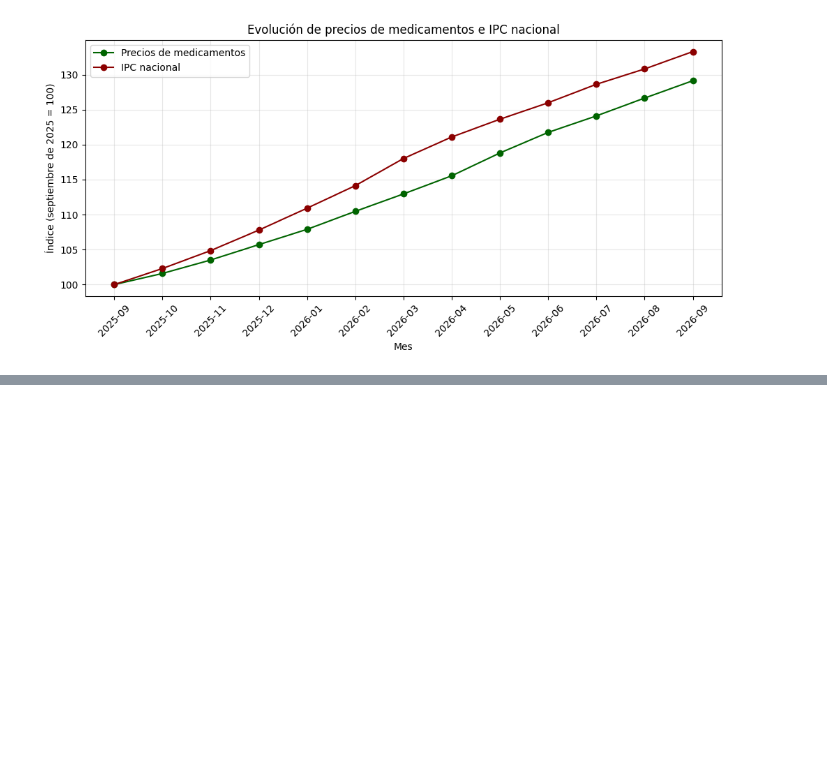
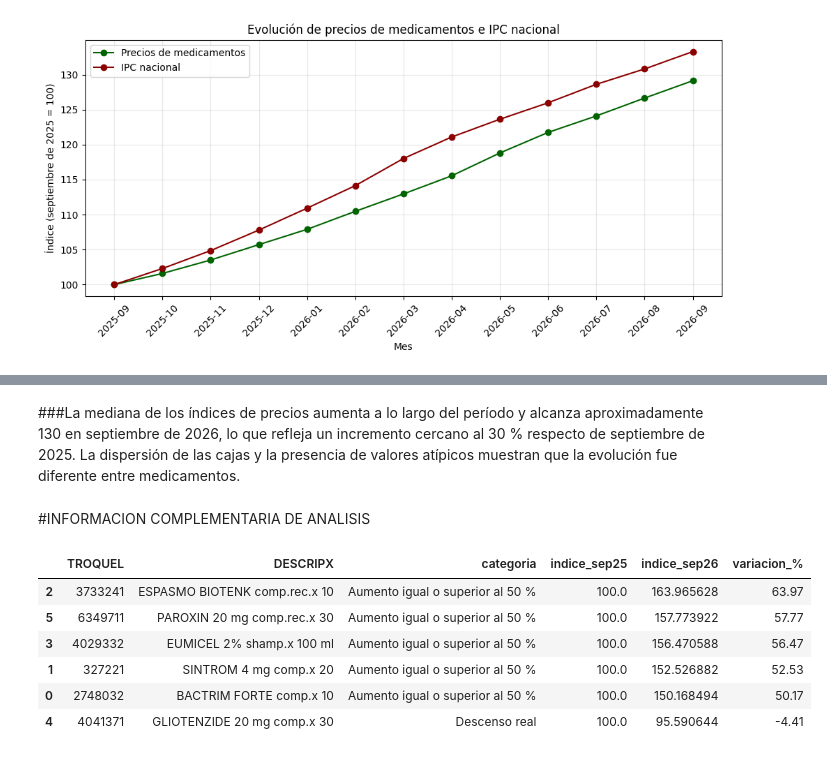
Before and after one commit to fjmv89/Trabajo-Practico-Grupal, a Jupyter notebook: Analisis.ipynb, the cells around one changed output, grey strips where cells are left out. Cells and saved outputs as stored; diff of their text form; code cells hidden in the pictures; blank space fills up the shorter version.

```diff
--- a/Analisis.ipynb
+++ b/Analisis.ipynb
@@ -575,0 +650,55 @@ plt.show()
+# %% [markdown]
+###La mediana de los índices de precios aumenta a lo largo del período y alcanza aproximadamente 130 en septiembre de 2026, lo que refleja un incremento cercano al 30 % respecto de septiembre de 2025. La dispersión de las cajas y la presencia de valores atípicos muestran que la evolución fue diferente entre medicamentos.
+# %% [markdown]
+#INFORMACION COMPLEMENTARIA DE ANALISIS
+# %%
+resumen_casos = (
+    indice_productos[["2025-09", "2026-09"]]
+    .reset_index()
+    .rename(columns={
+        "2025-09": "indice_sep25",
+        "2026-09": "indice_sep26"
+    })
+)
+
+resumen_casos["variacion_%"] = (
+    (resumen_casos["indice_sep26"] / resumen_casos["indice_sep25"] - 1) * 100
+)
+
+resumen_casos = resumen_casos[
+    (resumen_casos["indice_sep26"] >= 150) |
+    (resumen_casos["indice_sep26"] < 99.999999)
+].copy()
+
+resumen_casos["categoria"] = np.where(
+    resumen_casos["indice_sep26"] >= 150,
+    "Aumento igual o superior al 50 %",
+    "Descenso real"
+)
+
+resumen_casos["TROQUEL"] = resumen_casos["TROQUEL"].astype(str)
+
+descripciones = (
+    df_comparacion[["TROQUEL", "DESCRIPX"]]
+    .drop_duplicates("TROQUEL")
+)
+
+resumen_casos = resumen_casos.merge(
+    descripciones,
+    on="TROQUEL",
+    how="left"
+)
+
+resumen_casos["variacion_%"] = resumen_casos["variacion_%"].round(2)
+
+resumen_casos[
+    ["TROQUEL", "DESCRIPX", "categoria", "indice_sep25", "indice_sep26", "variacion_%"]
+].sort_values("variacion_%", ascending=False)
+# %% [output]
+|  | TROQUEL | DESCRIPX | categoria | indice_sep25 | indice_sep26 | variacion_% |
+| 2 | 3733241 | ESPASMO BIOTENK comp.rec.x 10 | Aumento igual o superior al 50 % | 100.0 | 163.965628 | 63.97 |
+| 5 | 6349711 | PAROXIN 20 mg comp.rec.x 30 | Aumento igual o superior al 50 % | 100.0 | 157.773922 | 57.77 |
+| 3 | 4029332 | EUMICEL 2% shamp.x 100 ml | Aumento igual o superior al 50 % | 100.0 | 156.470588 | 56.47 |
+| 1 | 327221 | SINTROM 4 mg comp.x 20 | Aumento igual o superior al 50 % | 100.0 | 152.526882 | 52.53 |
+| 0 | 2748032 | BACTRIM FORTE comp.x 10 | Aumento igual o superior al 50 % | 100.0 | 150.168494 | 50.17 |
+| 4 | 4041371 | GLIOTENZIDE 20 mg comp.x 30 | Descenso real | 100.0 | 95.590644 | -4.41 |
```
Also changed, not shown: parts of 10 cells of this notebook.
